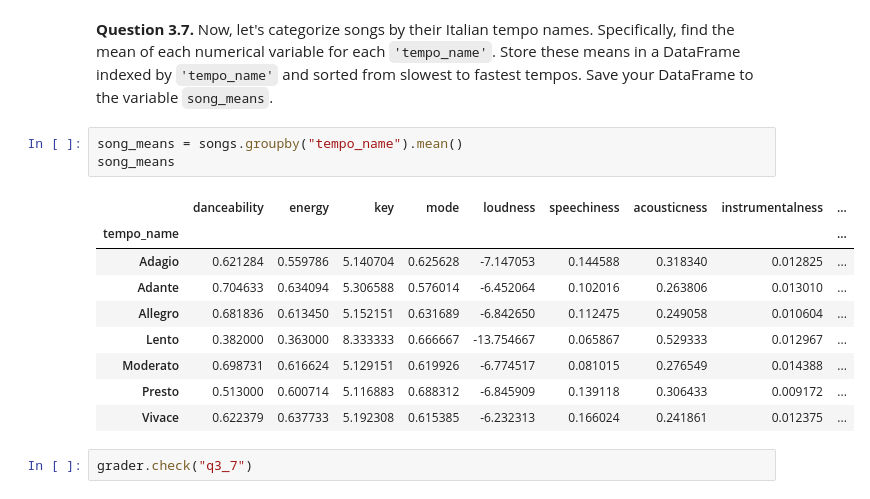
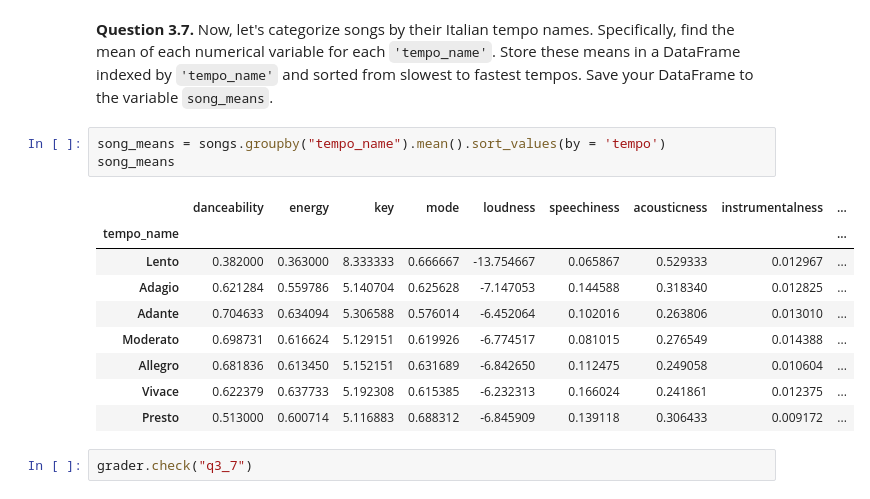
Before and after one commit to MihirYJoshi/midterm_project, a Jupyter notebook: midterm_projectUPTODATE.ipynb, the cells around one changed output. Saved outputs shown, nothing was run; the diff lists cells and outputs as text.

```diff
--- a/midterm_projectUPTODATE.ipynb
+++ b/midterm_projectUPTODATE.ipynb
@@ -725,18 +725,18 @@ q3_6 results: All test cases passed!
 # %% [markdown]
 **Question 3.7.** Now, let's categorize songs by their Italian tempo names. Specifically, find the mean of each numerical variable for each `'tempo_name'`. Store these means in a DataFrame indexed by `'tempo_name'` and sorted from slowest to fastest tempos. Save your DataFrame to the variable `song_means`.
 # %%
-song_means = songs.groupby("tempo_name").mean()
+song_means = songs.groupby("tempo_name").mean().sort_values(by = 'tempo')
 song_means
 # %% [output]
 |  | danceability | energy | key | mode | loudness | speechiness | acousticness | instrumentalness | ... |
 | tempo_name |  |  |  |  |  |  |  |  | ... |
+| Lento | 0.382000 | 0.363000 | 8.333333 | 0.666667 | -13.754667 | 0.065867 | 0.529333 | 0.012967 | ... |
 | Adagio | 0.621284 | 0.559786 | 5.140704 | 0.625628 | -7.147053 | 0.144588 | 0.318340 | 0.012825 | ... |
 | Adante | 0.704633 | 0.634094 | 5.306588 | 0.576014 | -6.452064 | 0.102016 | 0.263806 | 0.013010 | ... |
+| Moderato | 0.698731 | 0.616624 | 5.129151 | 0.619926 | -6.774517 | 0.081015 | 0.276549 | 0.014388 | ... |
 | Allegro | 0.681836 | 0.613450 | 5.152151 | 0.631689 | -6.842650 | 0.112475 | 0.249058 | 0.010604 | ... |
-| Lento | 0.382000 | 0.363000 | 8.333333 | 0.666667 | -13.754667 | 0.065867 | 0.529333 | 0.012967 | ... |
-| Moderato | 0.698731 | 0.616624 | 5.129151 | 0.619926 | -6.774517 | 0.081015 | 0.276549 | 0.014388 | ... |
+| Vivace | 0.622379 | 0.637733 | 5.192308 | 0.615385 | -6.232313 | 0.166024 | 0.241861 | 0.012375 | ... |
 | Presto | 0.513000 | 0.600714 | 5.116883 | 0.688312 | -6.845909 | 0.139118 | 0.306433 | 0.009172 | ... |
-| Vivace | 0.622379 | 0.637733 | 5.192308 | 0.615385 | -6.232313 | 0.166024 | 0.241861 | 0.012375 | ... |
 # %%
 grader.check("q3_7")
 # %% [output]
```
Also changed, not shown: parts of 10 cells of this notebook, 2 other files.
